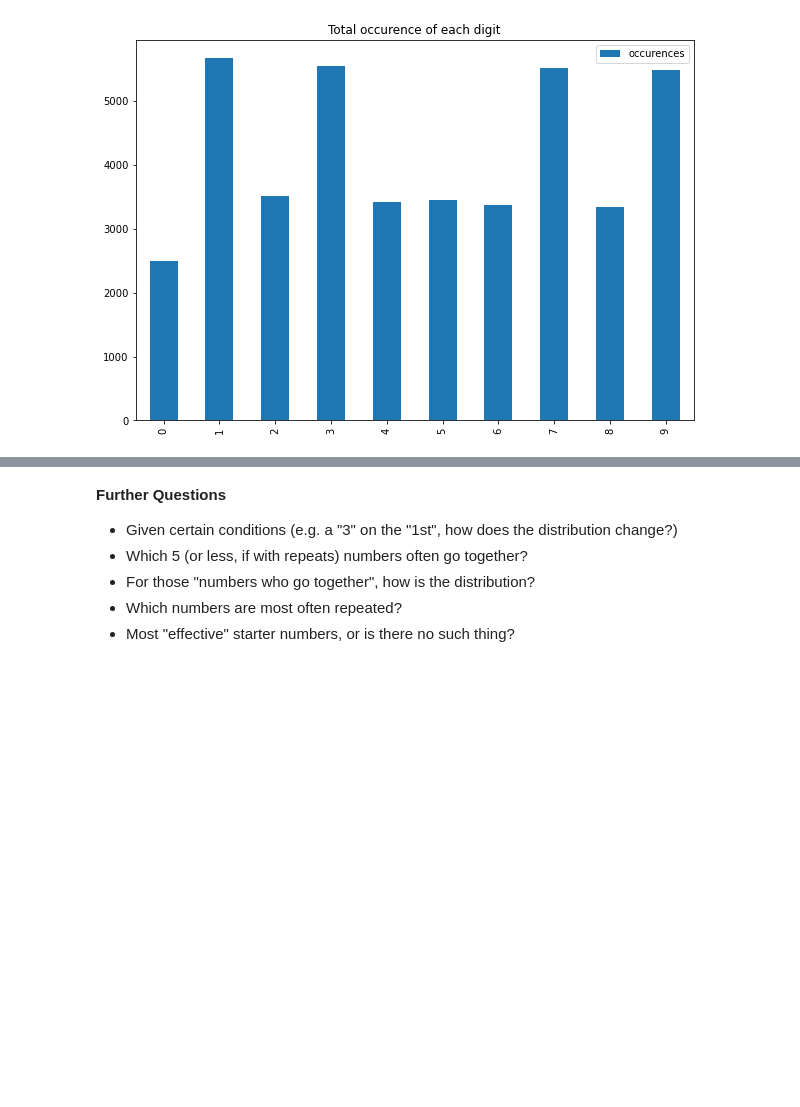
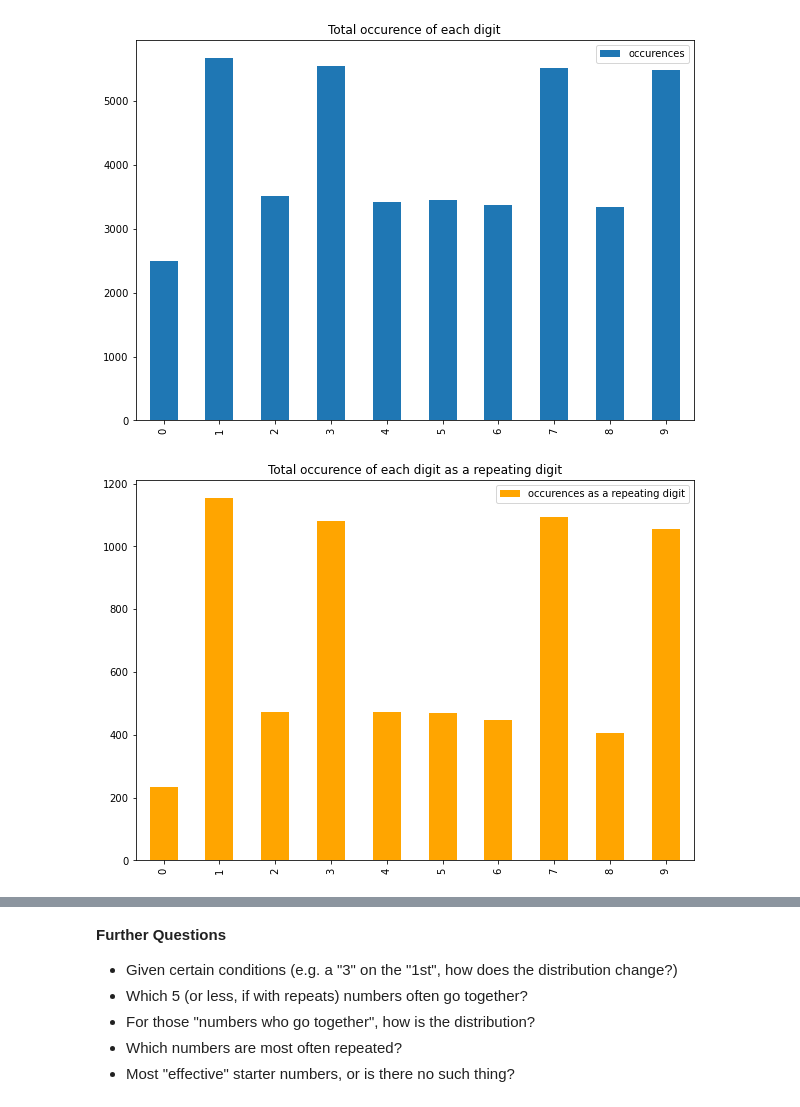
Before and after one commit to amuritna/wordle-genre-tools, a Jupyter notebook: primel/digit-distribution-visualization.ipynb, the cells around one changed output, grey strips where cells are left out. Saved outputs shown, nothing was run; the diff lists cells and outputs as text; code cells hidden in the pictures; blank space fills up the shorter version.

```diff
--- a/primel/digit-distribution-visualization.ipynb
+++ b/primel/digit-distribution-visualization.ipynb
@@ -78,3 +78,8 @@ df1.plot(use_index=True, kind="bar", figsize=(10,7), title="Total occurence of e
 plt.show()
 # %% [output]
 [figure]
+# %%
+df3.plot(use_index=True, kind="bar", figsize=(10,7), title="Total occurence of each digit as a repeating digit", color="orange")
+plt.show()
+# %% [output]
+[figure, added]
```
Also changed, not shown: parts of 3 cells of this notebook.
